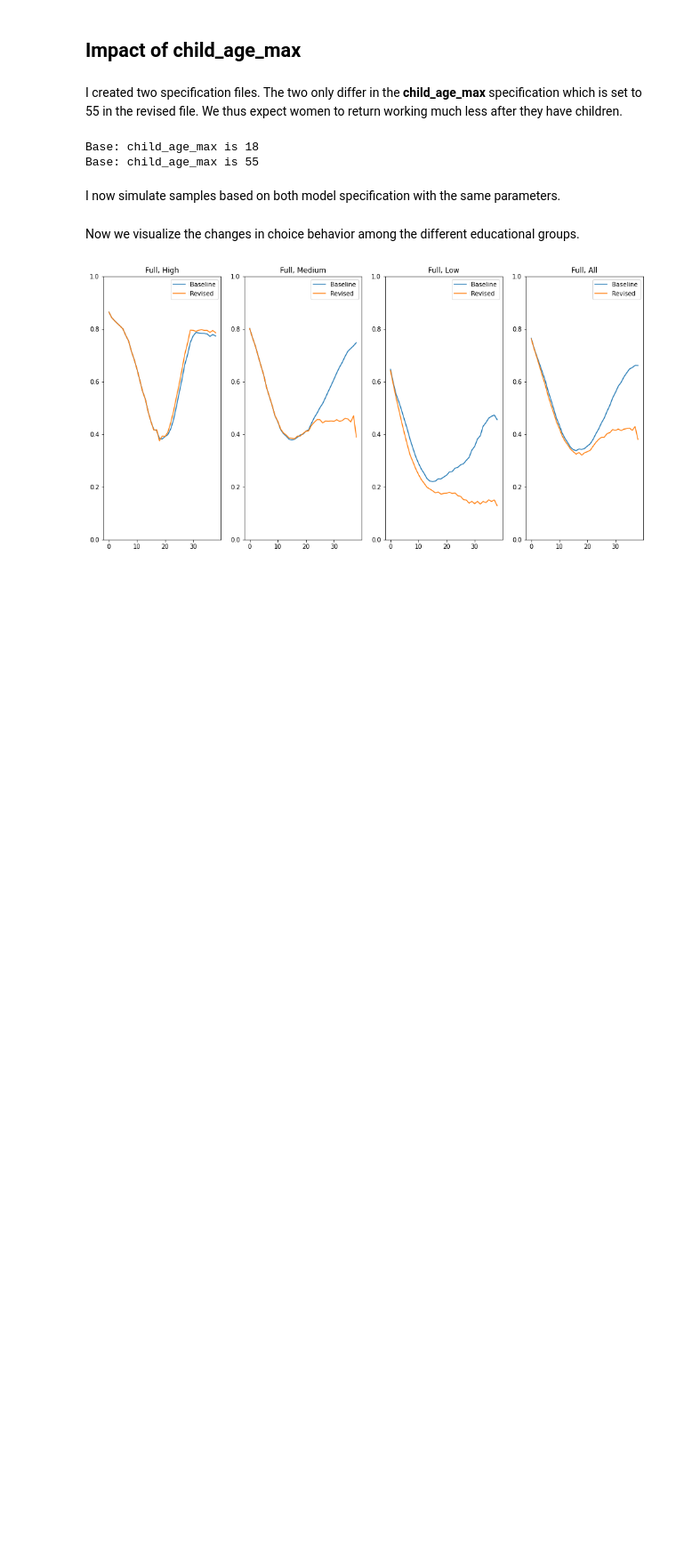
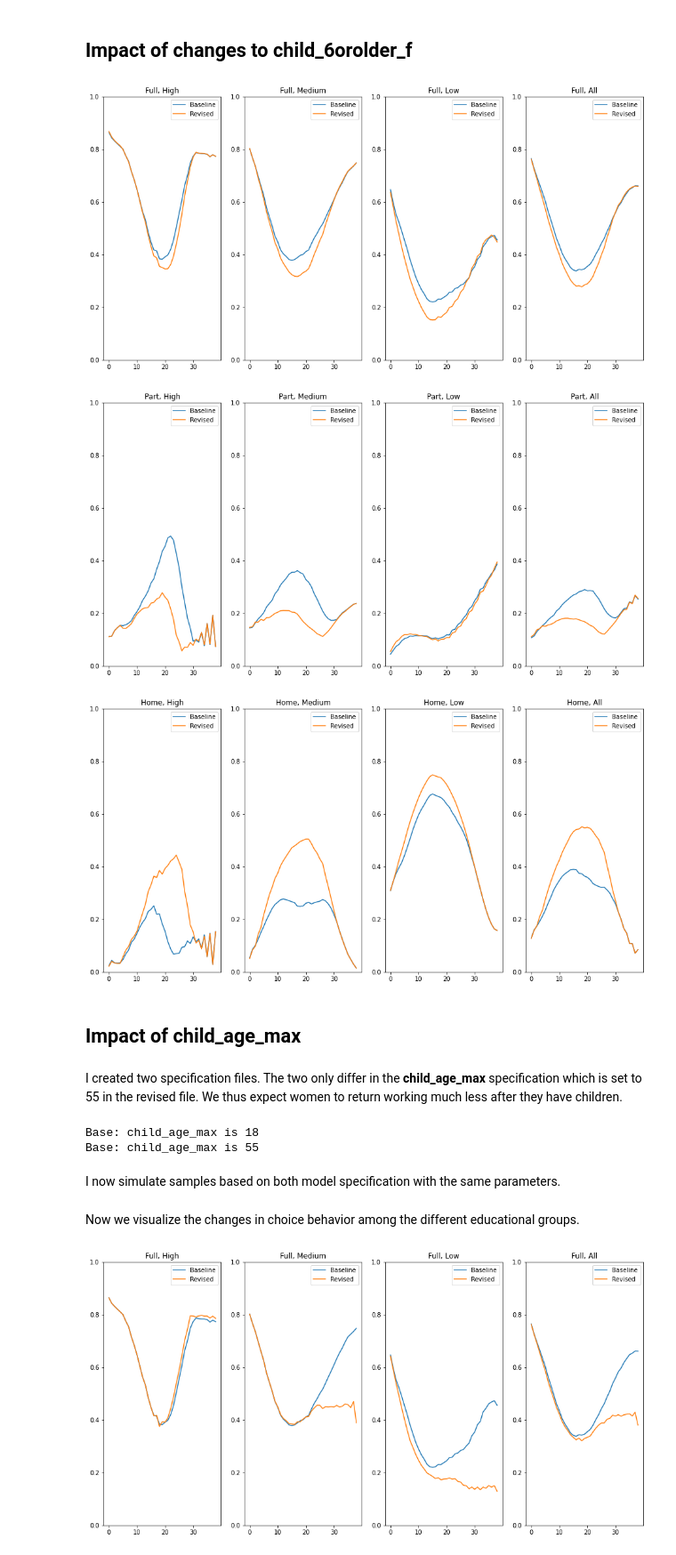
Before and after one commit to peisenha/dev_soepy, a Jupyter notebook: open-issues/high-education-issues/exploration.ipynb, the cells around one changed output. Shown at 89% size. Saved outputs shown, nothing was run; the diff lists cells and outputs as text; code cells hidden in the pictures; blank space fills up the shorter version.

```diff
--- a/open-issues/high-education-issues/exploration.ipynb
+++ b/open-issues/high-education-issues/exploration.ipynb
@@ -31,3 +55,59 @@ The wage among the highly educated individuals when working only part-time does
+# %% [markdown]
+## Impact of changes to **child_6orolder_f**
+# %%
+model_params_start = pd.read_pickle("start.soepy.pkl")
+df_sim_base = df_alignment(soepy.simulate(model_params_start, "resources/model_spec_init.yml"))
+
+
+model_params_high = model_params_start.copy()
+
+model_params_high.loc[("disutil_work", "child_6orolder_f"), "value"] = +400.4
+model_params_high.loc[("disutil_work", "child_6orolder_p"), "value"] = +400.4
+df_sim_high = df_alignment(soepy.simulate(model_params_high, "resources/model_spec_init.yml"))
+# %%
+def plot_basics_choices(df_sim_base, df_sim_revs):
+
+    for choice in ["Full", "Part", "Home"]:
+        fig, (ax1, ax2, ax3, ax4) = plt.subplots(nrows=1, ncols=4, figsize=(16, 8))
+
+        for edu_level, ax in [
+            ("High", ax1),
+            ("Medium", ax2),
+            ("Low", ax3),
+            ("All", ax4),
+        ]:
+
+            if edu_level != "All":
+                df_sim_base_subset = df_sim_base[df_sim_base["Education_Level"] == edu_level]
+                df_sim_revs_subset = df_sim_revs[df_sim_revs["Education_Level"] == edu_level]
+            else:
+                df_sim_base_subset = df_sim_base
+                df_sim_revs_subset = df_sim_revs
+
+            y_base = (
+                df_sim_base_subset.groupby("Period")
+                .Choice.value_counts(normalize=True)
+                .loc[(slice(None), choice)]
+            )
+            y_revs = (
+                df_sim_revs_subset.groupby("Period")
+                .Choice.value_counts(normalize=True)
+                .loc[(slice(None), choice)]
+            )
+
+            x = df_sim_base.index.get_level_values("Period").unique()
+
+            ax.plot(x, y_base, label="Baseline")
+            ax.plot(x, y_revs, label="Revised")
+            ax.legend()
+            ax.set_ylim([0, 1])
+            ax.set_title(f"{choice}, {edu_level}")
+
+plot_basics_choices(df_sim_base, df_sim_high)
+# %% [output]
+[figure, added]
+[figure, added]
+[figure, added]
 # %% [markdown]
 ## Impact of **child_age_max**
 # %% [markdown]
```
Also changed, not shown: parts of 4 cells of this notebook.
